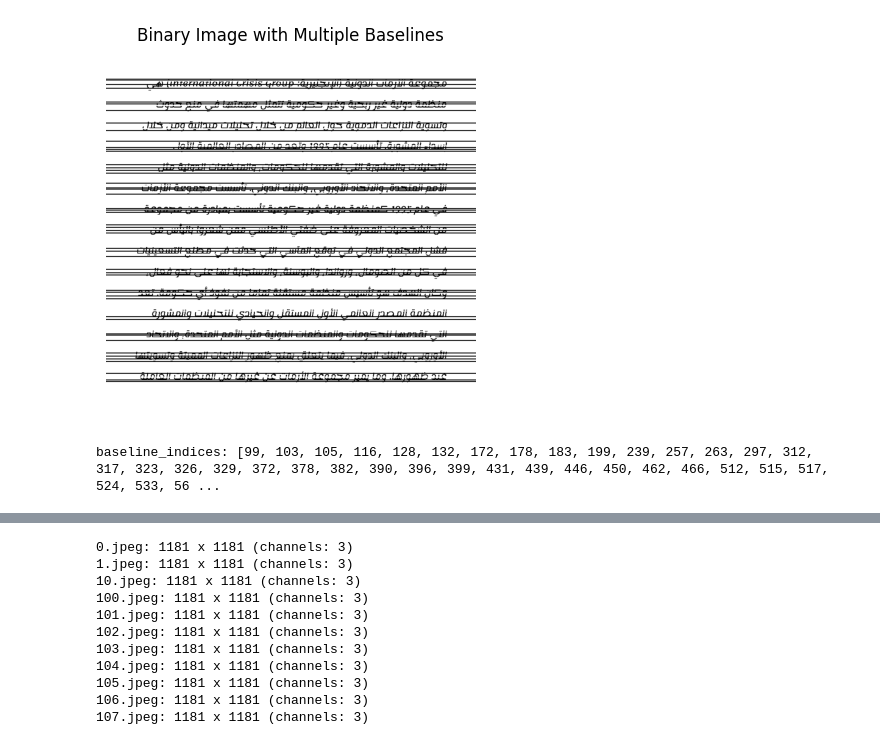
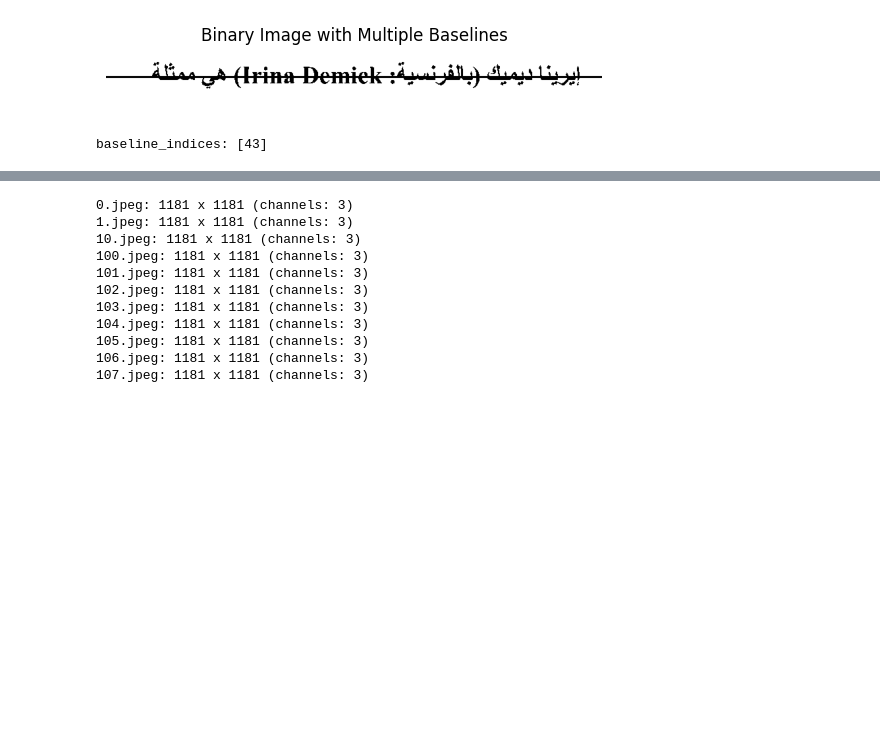
Before and after one commit to ahmedr2001/Arabic-Font-Classification, a Jupyter notebook: test.ipynb, the cells around one changed output, grey strips where cells are left out. Cells and saved outputs as stored; diff of their text form; code cells hidden in the pictures; blank space fills up the shorter version.

Commit message:
implemented detect baselines function

```diff
--- a/test.ipynb
+++ b/test.ipynb
@@ -2,6 +2,9 @@
 import cv2
 import numpy as np
 import matplotlib.pyplot as plt
+from scipy.signal import savgol_filter
+import preprocessing as pp
+%reload_ext autoreload
 
 def horizontal_projection(image):
   """
@@ -13,10 +16,10 @@ def horizontal_projection(image):
   Returns:
       A list representing the horizontal projection profile (number of foreground pixels in each row).
   """
-  projection = np.sum(image, axis=1)  # Sum pixels across each row
+  projection = np.count_nonzero(image == 255, axis=1)
   return projection.tolist()
 
-def find_peak_values(projection, min_peak_height=5):
+def find_peak_values(projection, min_peak_height=15):
   """
   Finds peak values (local maxima) in a 1D list representing a projection profile.
 
@@ -27,11 +30,11 @@ def find_peak_values(projection, min_peak_height=5):
   Returns:
       A list of peak value indices in the projection profile.
   """
-  # peaks = []
-  # for i in range(1, len(projection)-1):
-  #   if projection[i] > projection[i-1] and projection[i] > projection[i+1] and projection[i] >= min_peak_height:
-  #     peaks.append(i)
-  # return peaks
+  peaks = []
+  for i in range(1, len(projection)-1):
+    if projection[i] > projection[i-1] and projection[i] > projection[i+1] and projection[i] >= min_peak_height:
+      peaks.append(i)
+  return peaks
 
   # peaks = []
   # for i in range(1, len(projection)-1):
@@ -51,21 +54,29 @@ def detect_baselines(image):
   Returns:
       A list of baseline indices (row indices) in the image and the projection profile.
   """
+  # Otsu's thresholding
+  image = pp.otsu_thresholding(image)
   # Optional thinning (uncomment if needed)
-  # thinned_image = cv2.ximgproc.thinning(image.copy(), thinningType=cv2.ximgproc.THINNING_SAUF)
-
+  thinned_image = cv2.ximgproc.thinning(image.copy())
   # Horizontal projection
-  projection = horizontal_projection(image)
-
+  projection = horizontal_projection(thinned_image)
   # Optional smoothing (uncomment if needed)
-  # smoothed_projection = cv2.GaussianBlur(np.array([projection]), (5, 1), 0)[:, 0]
+  smoothed_projection = savgol_filter(projection, 5, 1)
 
   # Find peak values (potential baseline locations)
-  peaks = find_peak_values(projection)
+  peaks = find_peak_values(smoothed_projection)
+
+  baseline_index = 0
+  max = 0
+  peak = []
+  for i in range(len(peaks)):
+    if (smoothed_projection[peaks[i]] > max):
+      baseline_index = peaks[i]
+      max = smoothed_projection[peaks[i]]
 
   # Consider potential filtering/merging of close peaks (optional)
-
-  return peaks, projection
+  peak.append(baseline_index)
+  return peak, smoothed_projection
 
 def draw_baselines(image, baseline_indices):
   """
@@ -108,37 +119,36 @@ def find_max_transitions(image, baseline_indices):
             if current_transitions > max_transitions:
                 max_transitions = current_transitions
                 max_transitions_indices = [i]
             elif current_transitions == max_transitions:
                 max_transitions_indices.append(i)
 
             i += 1
 
     return max_transitions_indices
 
 
 
 # Example usage (replace 'path/to/your/image.png' with your actual image path)
-line_image = cv2.imread('fonts-dataset/Lemonada/784.jpeg', cv2.IMREAD_GRAYSCALE)
+line_image = cv2.imread('marhey-776.jpg', cv2.IMREAD_GRAYSCALE)
 thresh, binary_image = cv2.threshold(line_image, 127, 255, cv2.THRESH_BINARY)  # Binarize image
 
 # Detect multiple baselines
 baseline_indices, projection = detect_baselines(binary_image)
-
 # Draw baselines on image
 image_with_baselines = draw_baselines(binary_image, baseline_indices)
 
 # max_transitions_indices = find_max_transitions(binary_image, baseline_indices)
 
 # Display the image with multiple baselines (consider using subplots for projection)
 plt.imshow(image_with_baselines, cmap='gray')
 plt.title('Binary Image with Multiple Baselines')
 plt.axis('off')
 plt.show()
 
 print("baseline_indices:", baseline_indices)
 # %% [output]
-[figure, old version]
+[figure, new version]
-baseline_indices: [99, 103, 105, 116, 128, 132, 172, 178, 183, 199, 239, 257, 263, 297, 312, 317, 323, 326, 329, 372, 378, 382, 390, 396, 399, 431, 439, 446, 450, 462, 466, 512, 515, 517, 524, 533, 56 ...
+baseline_indices: [43]
 # %%
 import numpy as np
 from skimage.transform import hough_line, hough_line_peaks
```
Also changed, not shown: parts of 1 cell of this notebook, 3 other files.
